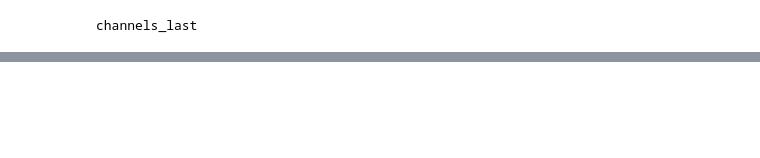
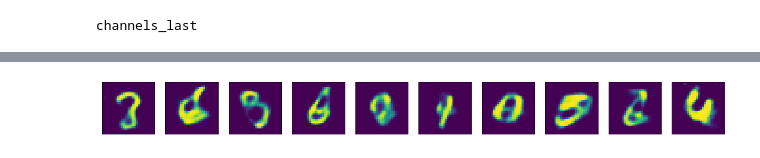
Before and after one commit to EvaBr/DLCourseMaterials, a Jupyter notebook: VAE.ipynb, the cells around one changed output, grey strips where cells are left out. Drawn from its saved outputs; the diff is of its cells as text; code cells hidden in the pictures; blank space fills up the shorter version.

```diff
--- a/VAE.ipynb
+++ b/VAE.ipynb
@@ -72,22 +91,20 @@ channels_last
 # %%
 #create model
 inp = Input(shape=(784,), name="input")
-enc = Dense(middle_layer, activation='relu', name="encoding1")(inp)
+enc = Dense(middle_layer, activation='tanh', name="encoding1")(inp)
 enc_sigma = Dense(latent_size, name="Sigma")(enc)
 enc_mu = Dense(latent_size, name="Mu")(enc)
-#concatenated_latent = Concatenate(axis=1,name="SigmaAndMu")([enc_sigma, enc_mu])
 #latent = Lambda(lambda ms: tfp.distributions.MultivariateNormalDiag(loc=ms[0], scale_diag=ms[1]).sample(sample_shape=tf.shape(enc_mu)), name="LatentEncoding")([enc_mu, enc_sigma])
 latent = Lambda(lambda mu: mu[0] + tf.exp(0.5 * mu[1]) * tf.random_normal(shape=tf.shape(mu[0])), name="LatentEncoding")((enc_mu, enc_sigma))
 
-encoder = Model(inputs=inp, outputs=[enc_mu, enc_sigma, latent])
+encoder = Model(inputs=inp, outputs=[enc_mu, enc_sigma, latent], name="Encoder")
 
 inp_from_latent = Input(shape=latent_size, name="input2")
-dec1 = Dense(middle_layer, activation='relu', name="decoding1")(inp_from_latent)
+dec1 = Dense(middle_layer, activation='tanh', name="decoding1")(inp_from_latent)
 dec = Dense(784, activation='sigmoid', name="decoding2")(dec1)
-##out_dist = Reshape([28, 28], name="Reshape")(dec)
 #out_dist_joint = tfp.layers.IndependentBernoulli([784], tfp.distributions.Bernoulli.logits, name="Bernoulli")
 
-decoder = Model(inputs=inp_from_latent, outputs=dec)
+decoder = Model(inputs=inp_from_latent, outputs=dec, name="Decoder")
 
 outs = decoder(latent)
 
@@ -99,10 +116,10 @@ plot_model(vae_model, to_file='vae_model.png')
 
 
 
-kl_loss = tf.reduce_mean(- 0.5 * tf.reduce_sum(1 + enc_sigma - tf.square(enc_mu) - tf.exp(enc_sigma), axis=-1))
-reconstruction_loss = tf.reduce_mean(tf.keras.losses.binary_crossentropy(inp, outs) * 784) #vae_model.outputs[0].log_prob(inp), axis=-1)
-vae_model.add_loss(kl_loss)
-vae_model.add_loss(reconstruction_loss)
+kl = tf.reduce_mean(- 0.5 * tf.reduce_sum(1 + enc_sigma - tf.square(enc_mu) - tf.exp(enc_sigma), axis=-1))
+reconstruct = tf.reduce_mean(tf.keras.losses.binary_crossentropy(inp, outs) * 784) #vae_model.output.log_prob(inp), axis=-1)
+vae_model.add_loss(kl)
+vae_model.add_loss(reconstruct)
 # %% [output]
 Model: "VAE"
 __________________________________________________________________________________________________
@@ -190,0 +274,12 @@ mu, sigma, x_latent = encoder.predict(x_test)
+# %%
+n = 10
+plt.figure(figsize=(20, 3))
+for i in range(n):
+    ax = plt.subplot(1, 10, i + 1)
+    xx = decoder.predict(np.random.normal(size=(1, latent_size))).reshape(28, 28)
+    plt.imshow(xx)
+    ax.get_xaxis().set_visible(False)
+    ax.get_yaxis().set_visible(False)
+plt.show()
+# %% [output]
+[figure, added]
```
Also changed, not shown: parts of 8 cells of this notebook, 5 other files.
